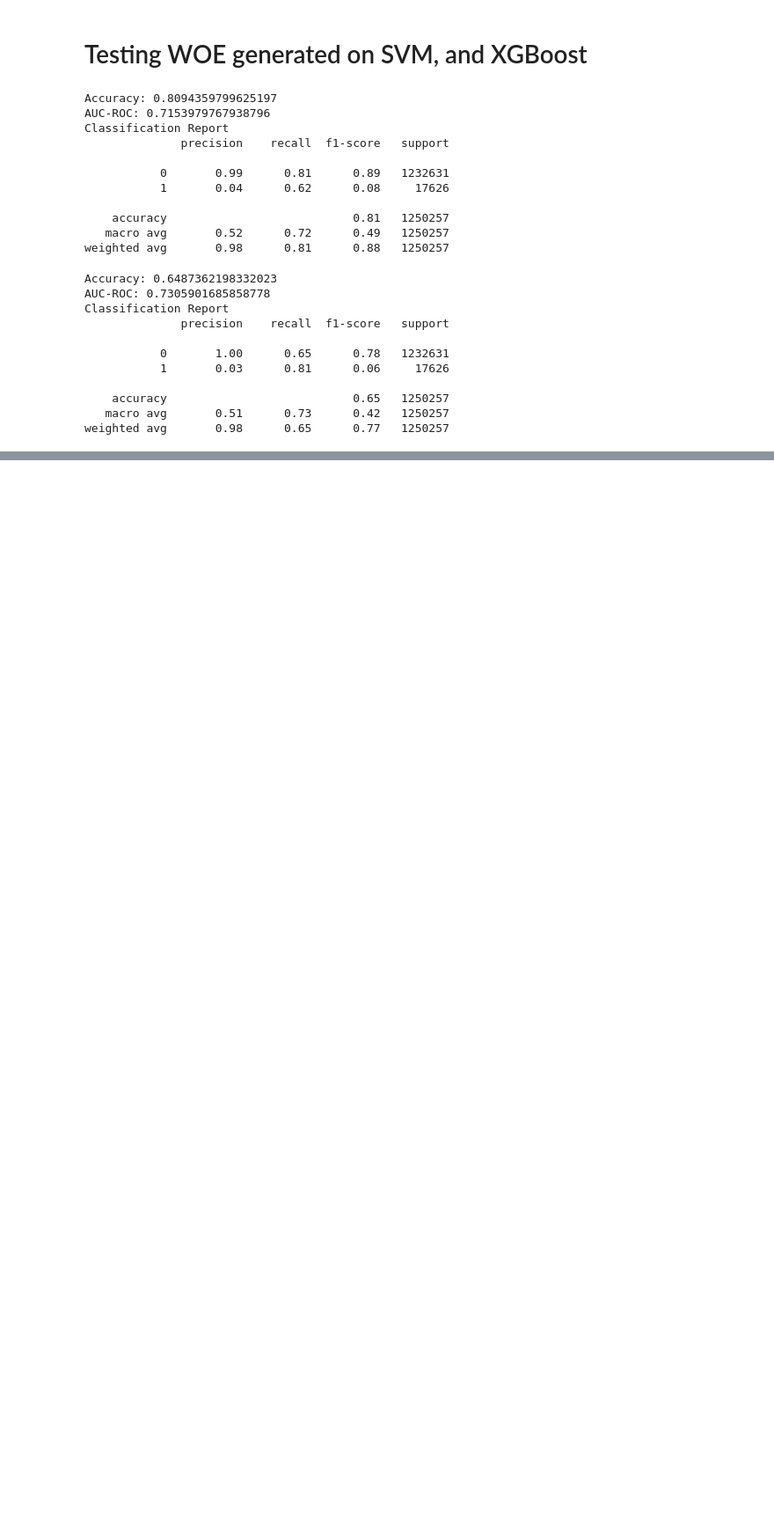
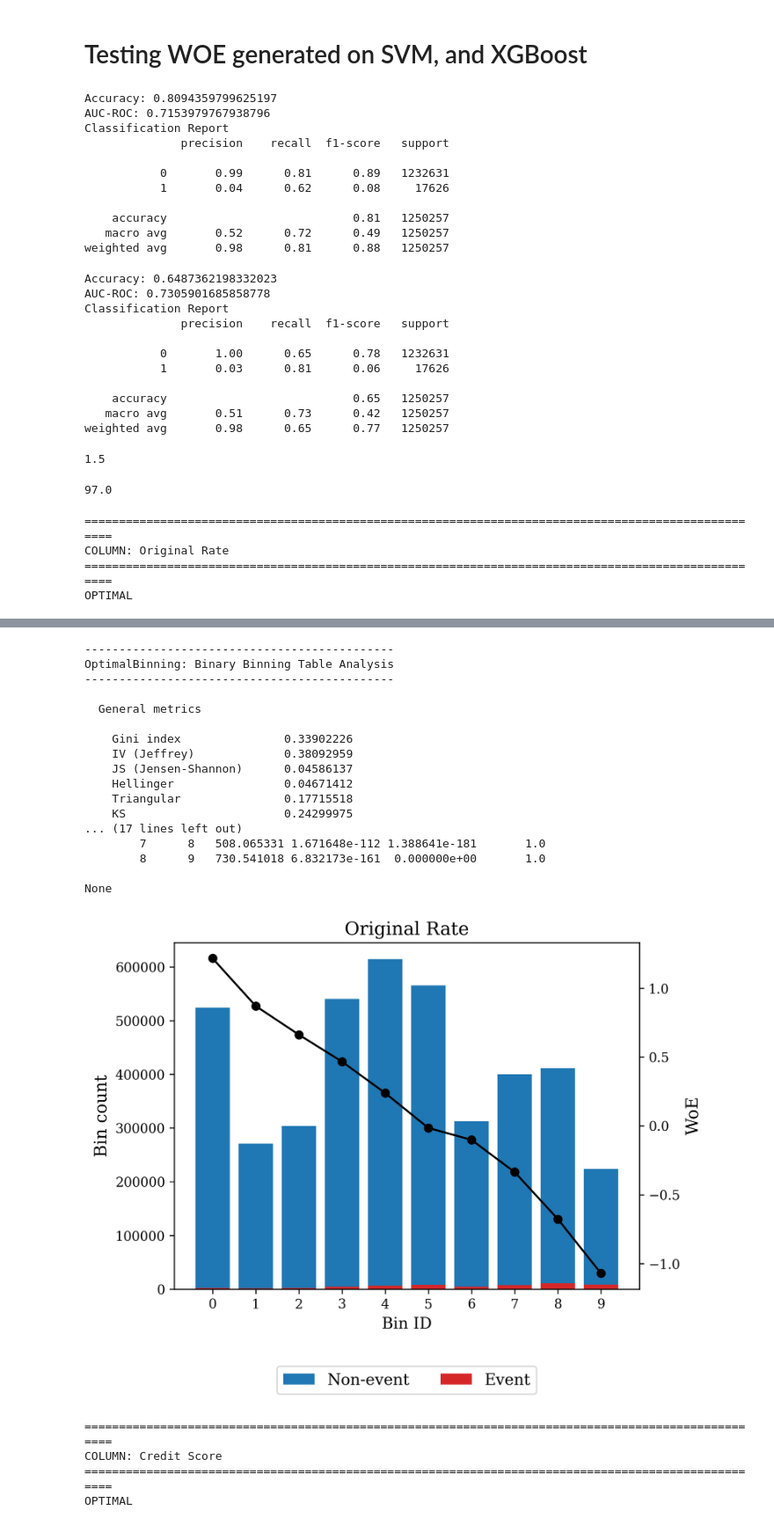
Before and after one commit to MIE479-2024/msf-capstone-crm, a Jupyter notebook: default_modelling/ICA.ipynb, the cells around one changed output, grey strips where cells are left out. Shown at 88% size. Cells and saved outputs as stored; diff of their text form; code cells hidden in the pictures; blank space fills up the shorter version.

```diff
--- a/default_modelling/ICA.ipynb
+++ b/default_modelling/ICA.ipynb
@@ -581,3 +581,35 @@ Classification Report
     accuracy                           0.65   1250257
    macro avg       0.51      0.73      0.42   1250257
 weighted avg       0.98      0.65      0.77   1250257
+# %%
+min(processed_df.rename(columns=columns_rename_temp)["Original Rate"])
+# %% [output]
+1.5
+# %%
+max(processed_df["OLTV"])
+# %% [output]
+97.0
+# %%
+columns_rename_temp = {
+    "ORIG_RATE" : "Original Rate",
+    "CSCORE_B": "Credit Score",
+    "OLTV": "Original Loan to Value"
+}
+temporary_df = processed_df.rename(columns=columns_rename_temp)
+for _, col in columns_rename_temp.items():
+    print("====================================================================================================")
+    print("COLUMN:", col)
+    print("====================================================================================================")
+    optb = OptimalBinning(name=col, dtype="numerical", solver="cp", monotonic_trend="auto_asc_desc", max_n_bins=10)
+
+    optb.fit(temporary_df[col], temporary_df["DLQ_90_FLAG"])
+    print(optb.status)
+    display(optb.binning_table.build())
+    print(optb.binning_table.analysis())
+    optb.binning_table.plot(metric="woe",add_special=False,add_missing=False)
+    print()
+# %% [output]
+====================================================================================================
+COLUMN: Original Rate
+====================================================================================================
+OPTIMAL
@@ -583,0 +630,22 @@ weighted avg       0.98      0.65      0.77   1250257
+---------------------------------------------
+OptimalBinning: Binary Binning Table Analysis
+---------------------------------------------
+
+  General metrics
+
+    Gini index               0.33902226
+    IV (Jeffrey)             0.38092959
+    JS (Jensen-Shannon)      0.04586137
+    Hellinger                0.04671412
+    Triangular               0.17715518
+    KS                       0.24299975
+... (17 lines left out)
+        7      8   508.065331 1.671648e-112 1.388641e-181       1.0
+        8      9   730.541018 6.832173e-161  0.000000e+00       1.0
+
+None
+[figure, added]
+====================================================================================================
+COLUMN: Credit Score
+====================================================================================================
+OPTIMAL
```
Also changed, not shown: parts of 5 cells of this notebook.
